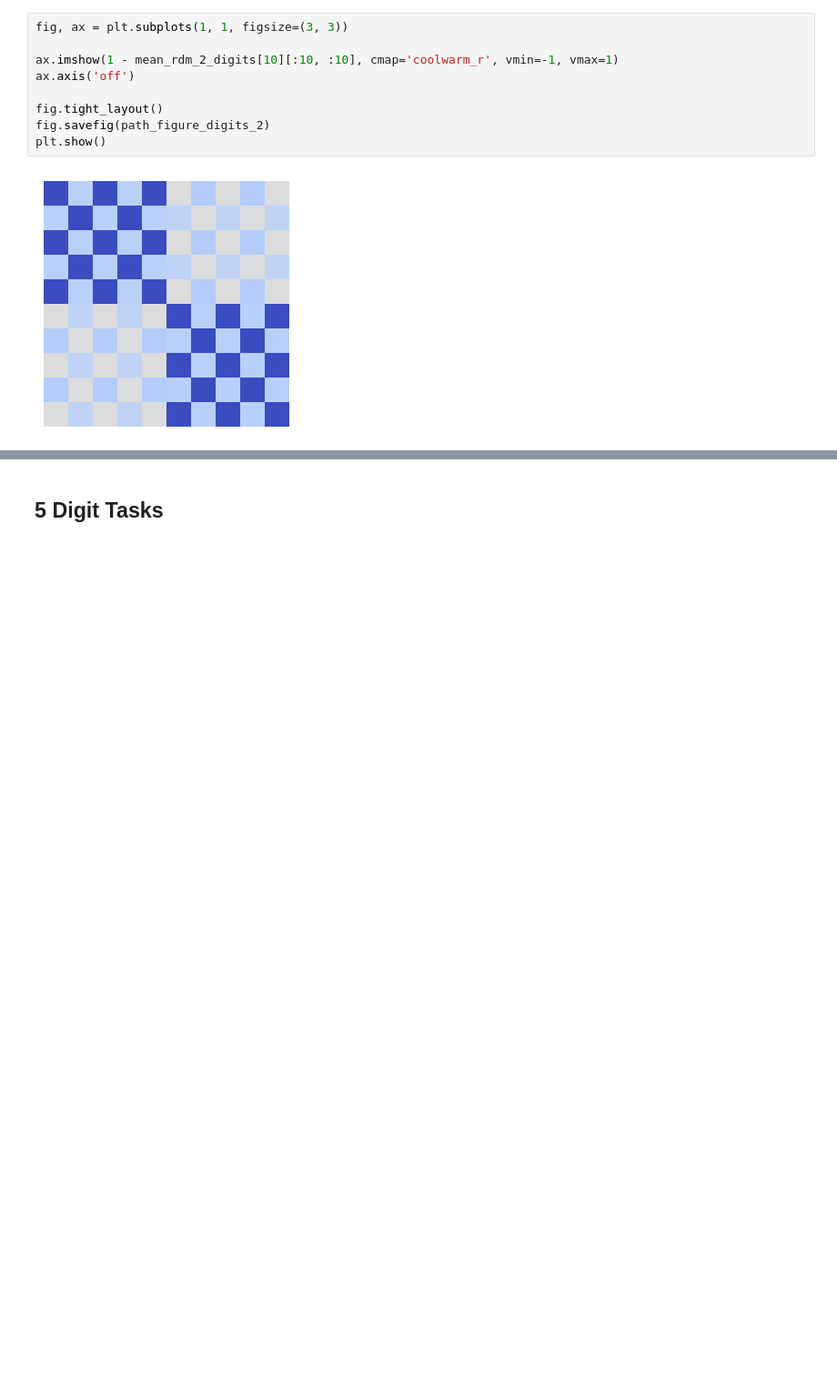
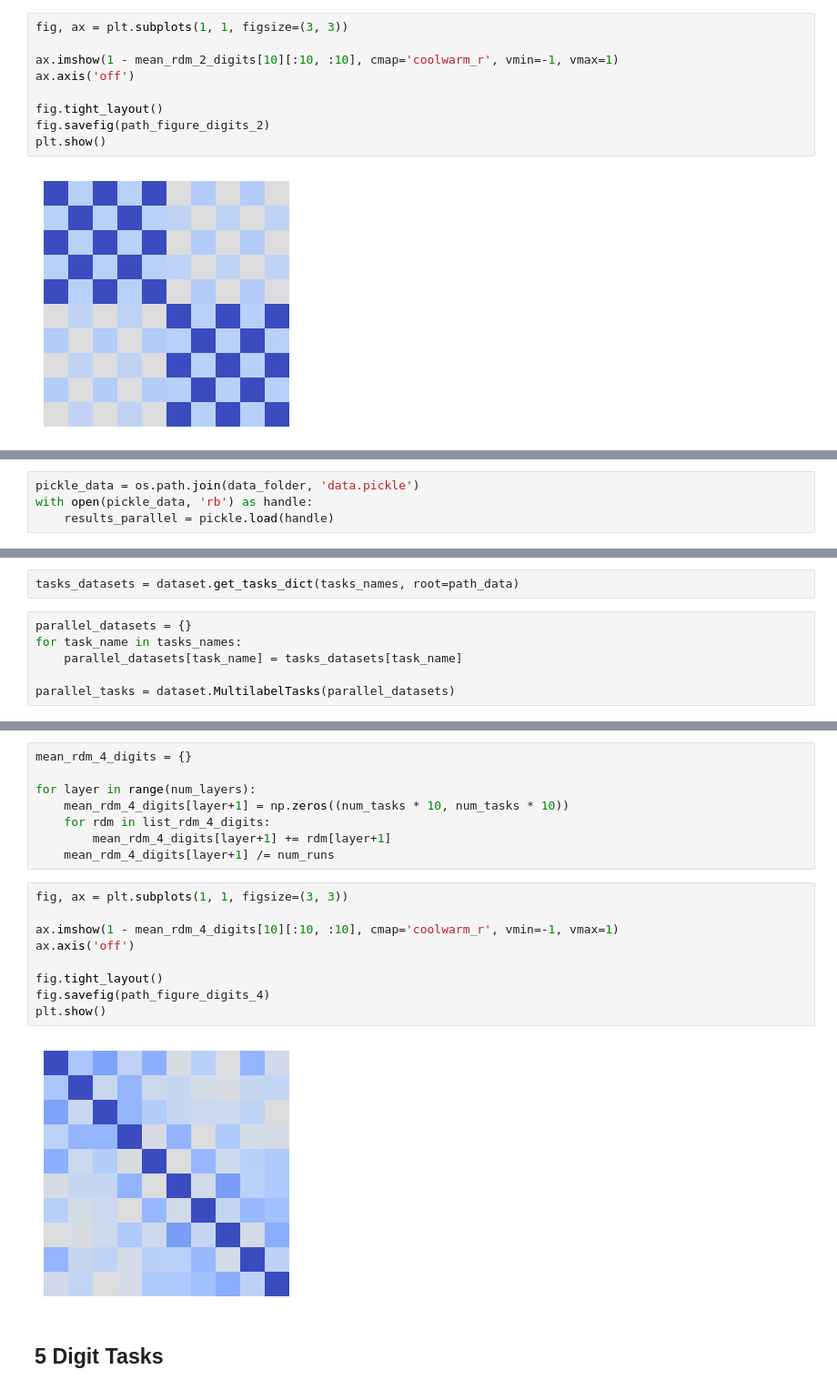
Before and after one commit to LofNaDI/neural-representations-multitasking, a Jupyter notebook: figures/figureS20/figureS20_sm_empirical_parallel.ipynb, the cells around one changed output, grey strips where cells are left out. Shown: that part at 91% size. Drawn from its saved outputs; the diff is of its cells as text; blank space fills up the shorter version.

```diff
--- a/figures/figureS20/figureS20_sm_empirical_parallel.ipynb
+++ b/figures/figureS20/figureS20_sm_empirical_parallel.ipynb
@@ -144,0 +263,4 @@ plt.show()
+# %%
+pickle_data = os.path.join(data_folder, 'data.pickle')
+with open(pickle_data, 'rb') as handle:
+    results_parallel = pickle.load(handle)
@@ -144,0 +277,8 @@ plt.show()
+# %%
+tasks_datasets = dataset.get_tasks_dict(tasks_names, root=path_data)
+# %%
+parallel_datasets = {}
+for task_name in tasks_names:
+    parallel_datasets[task_name] = tasks_datasets[task_name]
+
+parallel_tasks = dataset.MultilabelTasks(parallel_datasets)
@@ -145,3 +336,22 @@ plt.show()
+# %%
+mean_rdm_4_digits = {}
+
+for layer in range(num_layers):
+    mean_rdm_4_digits[layer+1] = np.zeros((num_tasks * 10, num_tasks * 10))
+    for rdm in list_rdm_4_digits:
+        mean_rdm_4_digits[layer+1] += rdm[layer+1]
+    mean_rdm_4_digits[layer+1] /= num_runs
+# %%
+fig, ax = plt.subplots(1, 1, figsize=(3, 3))
+
+ax.imshow(1 - mean_rdm_4_digits[10][:10, :10], cmap='coolwarm_r', vmin=-1, vmax=1)
+ax.axis('off')
+
+fig.tight_layout()
+fig.savefig(path_figure_digits_4)
+plt.show()
+# %% [output]
+[figure, added]
 # %% [markdown]
 ## 5 Digit Tasks
 # %%
```
Also changed, not shown: parts of 14 cells of this notebook, 7 other files.
